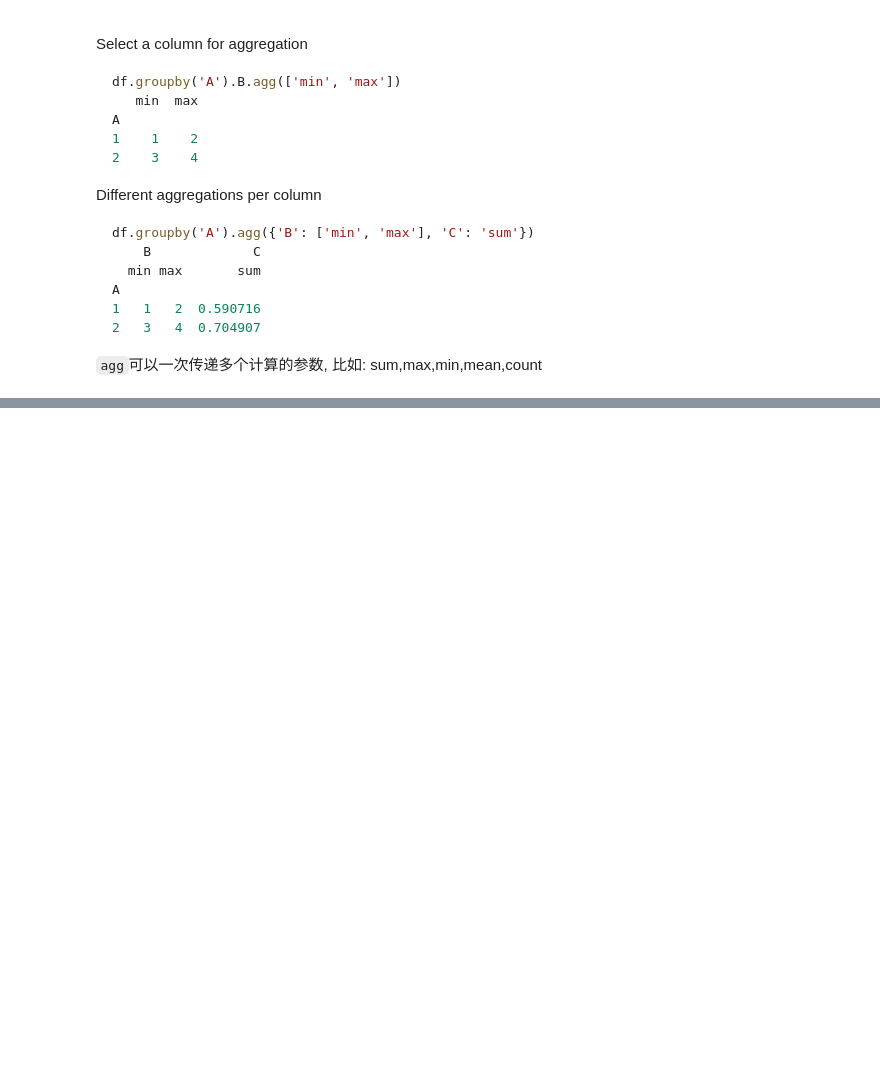
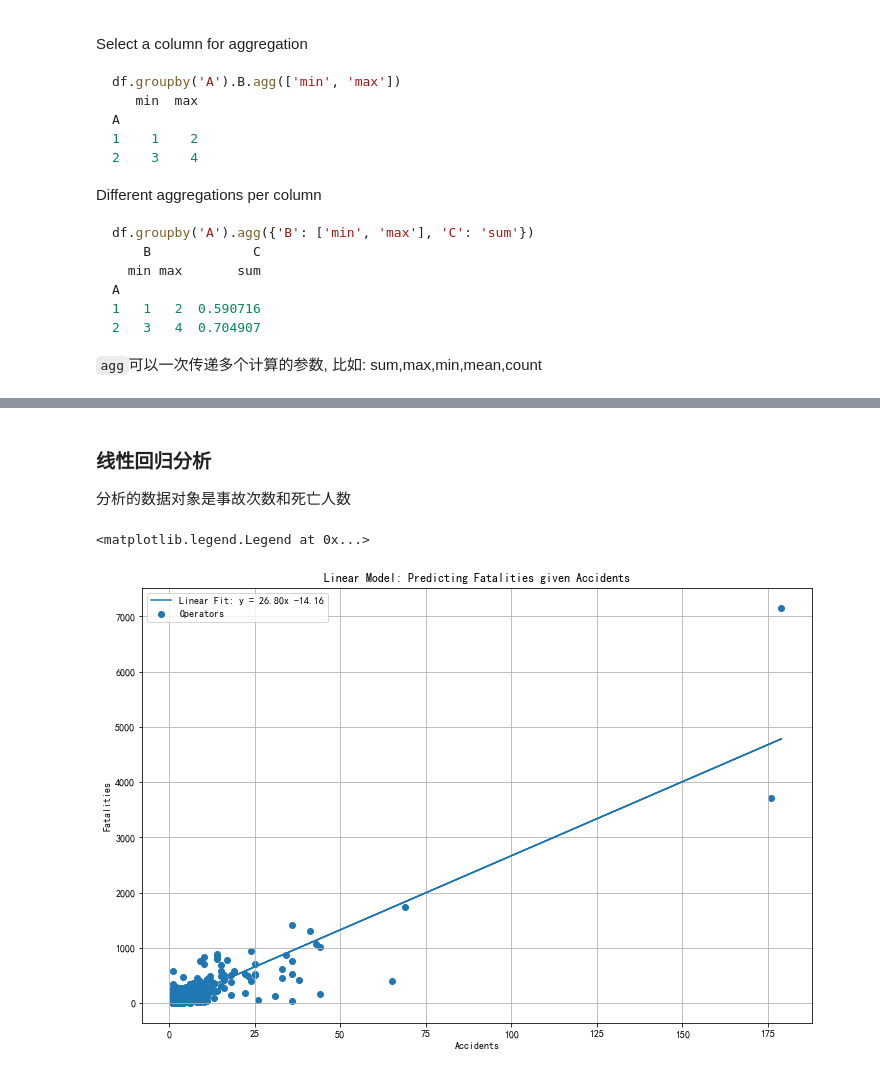
Before and after one commit to thelalasis/mystudy, a Jupyter notebook: Data_Analysis/kaggle/20190410_aircrashes/aircrashes_analysis.ipynb, the cells around one changed output, grey strips where cells are left out. Drawn from its saved outputs; the diff is of its cells as text; code cells hidden in the pictures; blank space fills up the shorter version.

```diff
--- a/Data_Analysis/kaggle/20190410_aircrashes/aircrashes_analysis.ipynb
+++ b/Data_Analysis/kaggle/20190410_aircrashes/aircrashes_analysis.ipynb
@@ -166,0 +194,4 @@ props = operator['Fatalities'].reset_index()    #reset_index将index列还原为
+# %% [markdown]
+### 线性回归分析
+
+分析的数据对象是事故次数和死亡人数
@@ -166,0 +200,20 @@ props = operator['Fatalities'].reset_index()    #reset_index将index列还原为
+# %%
+operator.dropna(inplace=True)
+X = operator['Fatalities','count']
+Y = operator['Fatalities','sum']
+model = LinearRegression()
+model.fit(X.values.reshape(-1,1),Y.values.reshape(-1,1))
+m = model.coef_[0][0]
+c = model.intercept_[0]
+
+fig_fit,axd=plt.subplots()
+axd.scatter(X,Y,label='Operators')
+axd.set_title('Linear Model: Predicting Fatalities given Accidents')
+axd.plot(X,model.predict(X.values.reshape(-1,1)),label='Linear Fit: y = %2.2fx %2.2f' % (m,c))
+axd.grid(True)
+axd.set_xlabel('Accidents')
+axd.set_ylabel('Fatalities')
+axd.legend(loc=2)
+# %% [output]
+<matplotlib.legend.Legend at 0x...>
+[figure, added]
```
Also changed, not shown: parts of 8 cells of this notebook.
